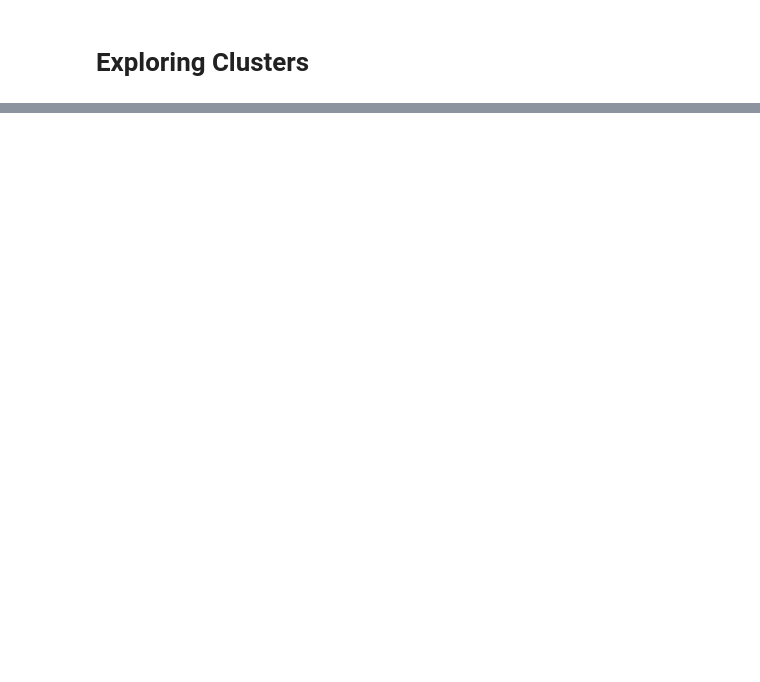
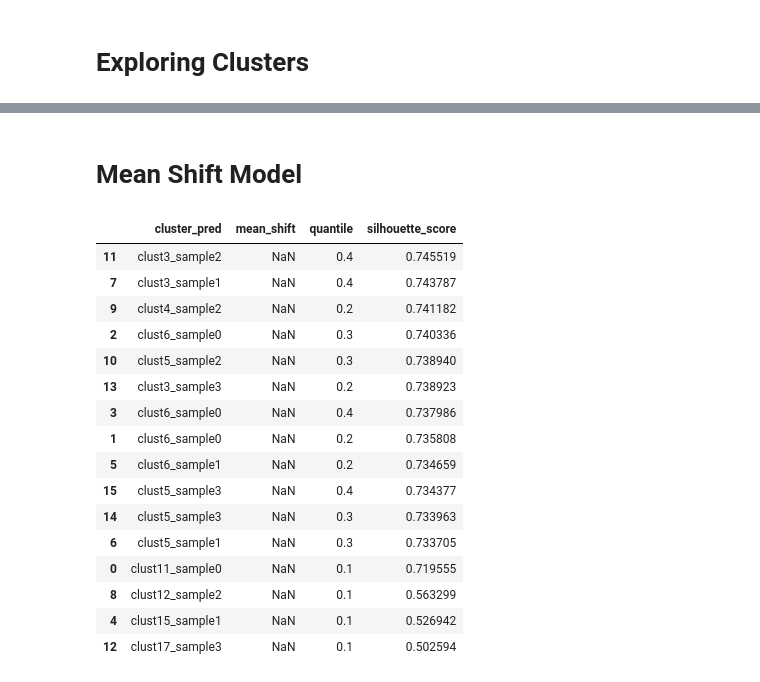
Before and after one commit to lamkg/Thinkful-, a Jupyter notebook: U4 L2 P5 Challenge Boston Marathon.ipynb, the cells around one changed output, grey strips where cells are left out. Saved outputs shown, nothing was run; the diff lists cells and outputs as text; code cells hidden in the pictures; blank space fills up the shorter version.

```diff
--- a/U4 L2 P5 Challenge Boston Marathon.ipynb
+++ b/U4 L2 P5 Challenge Boston Marathon.ipynb
@@ -116,0 +216,5 @@ results_2013.shape
+# %%
+for sample in [X1, X2, X3, X4]:
+    model = KMeans(n_clusters=2, random_state=42).fit(sample)
+    labels = model.labels_
+    print(metrics.silhouette_score(sample, labels, metric='euclidean'))
@@ -116,0 +231,45 @@ results_2013.shape
+# %% [markdown]
+# Mean Shift Model
+# %%
+# Initialize new data frames
+ypred_ms = pd.DataFrame()
+score_ms = pd.DataFrame(columns=['cluster_pred','mean_shift', 'quantile'])
+
+# Keep track of counts of the models and use data from the different folds
+for counter, data in enumerate([X1, X2, X3, X4]):
+    # Creating a list of possible quantiles to test in mean shift.
+    for n in [0.1, 0.2, 0.3, 0.4]:
+        # Estimating number of clusters for data
+        bandwidth = estimate_bandwidth(data, quantile=n, n_samples=500)
+        # Ensuring all sets are the same lenght
+        data = data[:4013][:]
+        # Instantiating and fit_predicting model to then add to data frame
+        ms = MeanShift(bandwidth=bandwidth, bin_seeding=True)
+        pred = ms.fit_predict(data)
+        labels = ms.labels_
+        cntrs = len(np.unique(labels))
+        ypred_ms['clust' + str(cntrs) + '_sample' + str(counter)] = pred
+        # Calculating silhouette scores for the data and adding that to the shilouette score
+        sscore = metrics.silhouette_score(data, labels, metric='euclidean')
+        score_ms = score_ms.append({'cluster_pred':'clust' + str(cntrs) + '_sample' + str(counter),
+                              'silhouette_score':sscore, 'quantile':n}, ignore_index=True)
+# %%
+score_ms.sort_values(by='silhouette_score', ascending=False)
+# %% [output]
+|  | cluster_pred | mean_shift | quantile | silhouette_score |
+| 11 | clust3_sample2 | NaN | 0.4 | 0.745519 |
+| 7 | clust3_sample1 | NaN | 0.4 | 0.743787 |
+| 9 | clust4_sample2 | NaN | 0.2 | 0.741182 |
+| 2 | clust6_sample0 | NaN | 0.3 | 0.740336 |
+| 10 | clust5_sample2 | NaN | 0.3 | 0.738940 |
+| 13 | clust3_sample3 | NaN | 0.2 | 0.738923 |
+| 3 | clust6_sample0 | NaN | 0.4 | 0.737986 |
+| 1 | clust6_sample0 | NaN | 0.2 | 0.735808 |
+| 5 | clust6_sample1 | NaN | 0.2 | 0.734659 |
+| 15 | clust5_sample3 | NaN | 0.4 | 0.734377 |
+| 14 | clust5_sample3 | NaN | 0.3 | 0.733963 |
+| 6 | clust5_sample1 | NaN | 0.3 | 0.733705 |
+| 0 | clust11_sample0 | NaN | 0.1 | 0.719555 |
+| 8 | clust12_sample2 | NaN | 0.1 | 0.563299 |
+| 4 | clust15_sample1 | NaN | 0.1 | 0.526942 |
+| 12 | clust17_sample3 | NaN | 0.1 | 0.502594 |
```
Also changed, not shown: parts of 20 cells of this notebook.
